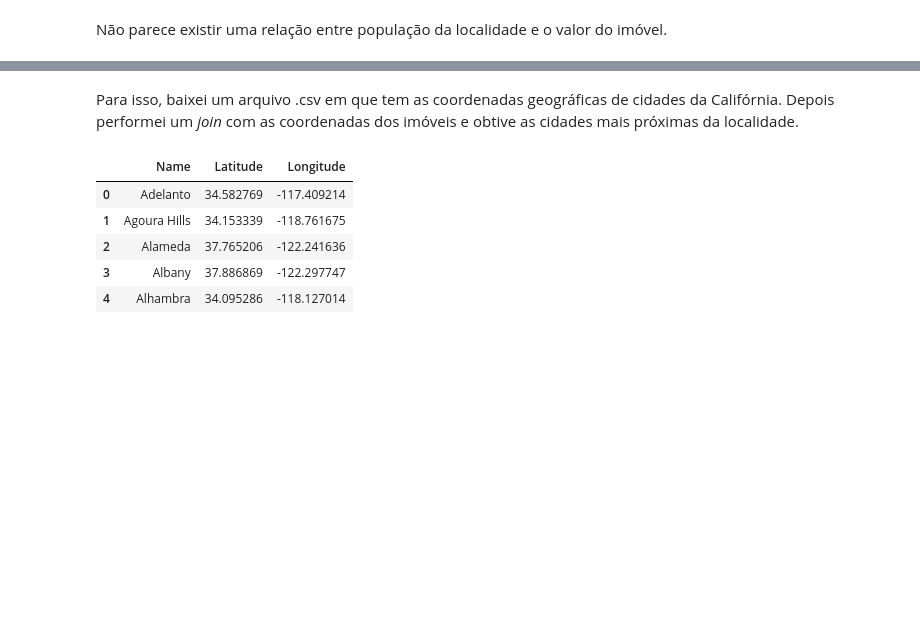
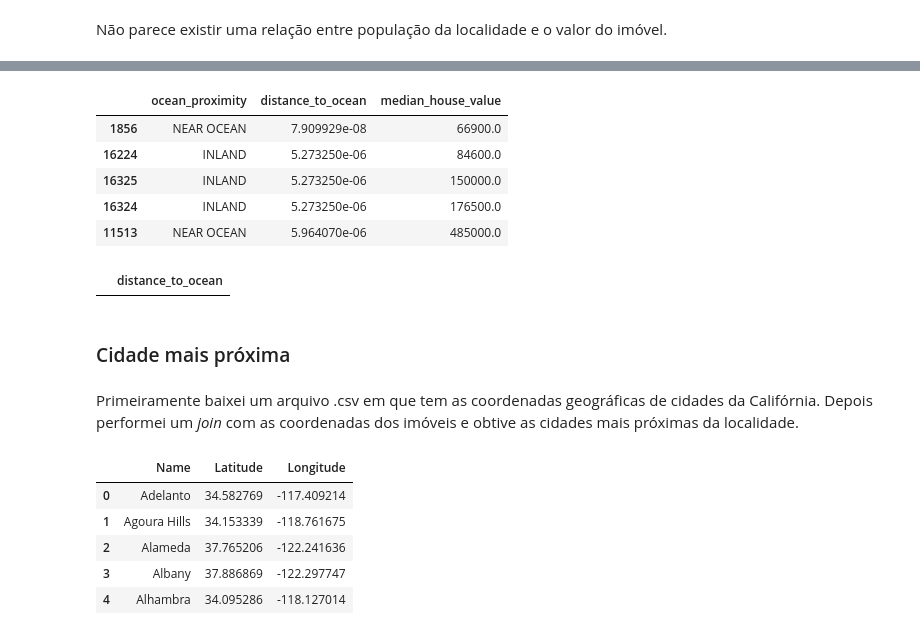
Before and after one commit to thepersonilike13/housing_prices_app, a Jupyter notebook: housing_prices_california.ipynb, the cells around one changed output, grey strips where cells are left out. Cells and saved outputs as stored; diff of their text form; code cells hidden in the pictures; blank space fills up the shorter version.

```diff
--- a/housing_prices_california.ipynb
+++ b/housing_prices_california.ipynb
@@ -469,2 +494,19 @@ Para melhorar a qualidade da informação, vamos transformar o conjunto (longitu
+# %%
+points_housing['distance_to_ocean'] = points_housing.distance(coastline.geometry.unary_union)
+points_housing.sort_values(by='distance_to_ocean')[['ocean_proximity', 'distance_to_ocean', 'median_house_value']].head(5)
+# %% [output]
+|  | ocean_proximity | distance_to_ocean | median_house_value |
+| 1856 | NEAR OCEAN | 7.909929e-08 | 66900.0 |
+| 16224 | INLAND | 5.273250e-06 | 84600.0 |
+| 16325 | INLAND | 5.273250e-06 | 150000.0 |
+| 16324 | INLAND | 5.273250e-06 | 176500.0 |
+| 11513 | NEAR OCEAN | 5.964070e-06 | 485000.0 |
+# %%
+# checando valores nulos
+get_na(points_housing[['distance_to_ocean']])
+# %% [output]
+|  | distance_to_ocean |
+# %% [markdown]
+### Cidade mais próxima
 # %% [markdown]
-Para isso, baixei um arquivo .csv em que tem as coordenadas geográficas de cidades da Califórnia. Depois performei um *join* com as coordenadas dos imóveis e obtive as cidades mais próximas da localidade.
+Primeiramente baixei um arquivo .csv em que tem as coordenadas geográficas de cidades da Califórnia. Depois performei um *join* com as coordenadas dos imóveis e obtive as cidades mais próximas da localidade.
```
Also changed, not shown: parts of 35 cells of this notebook, 12 other files.
